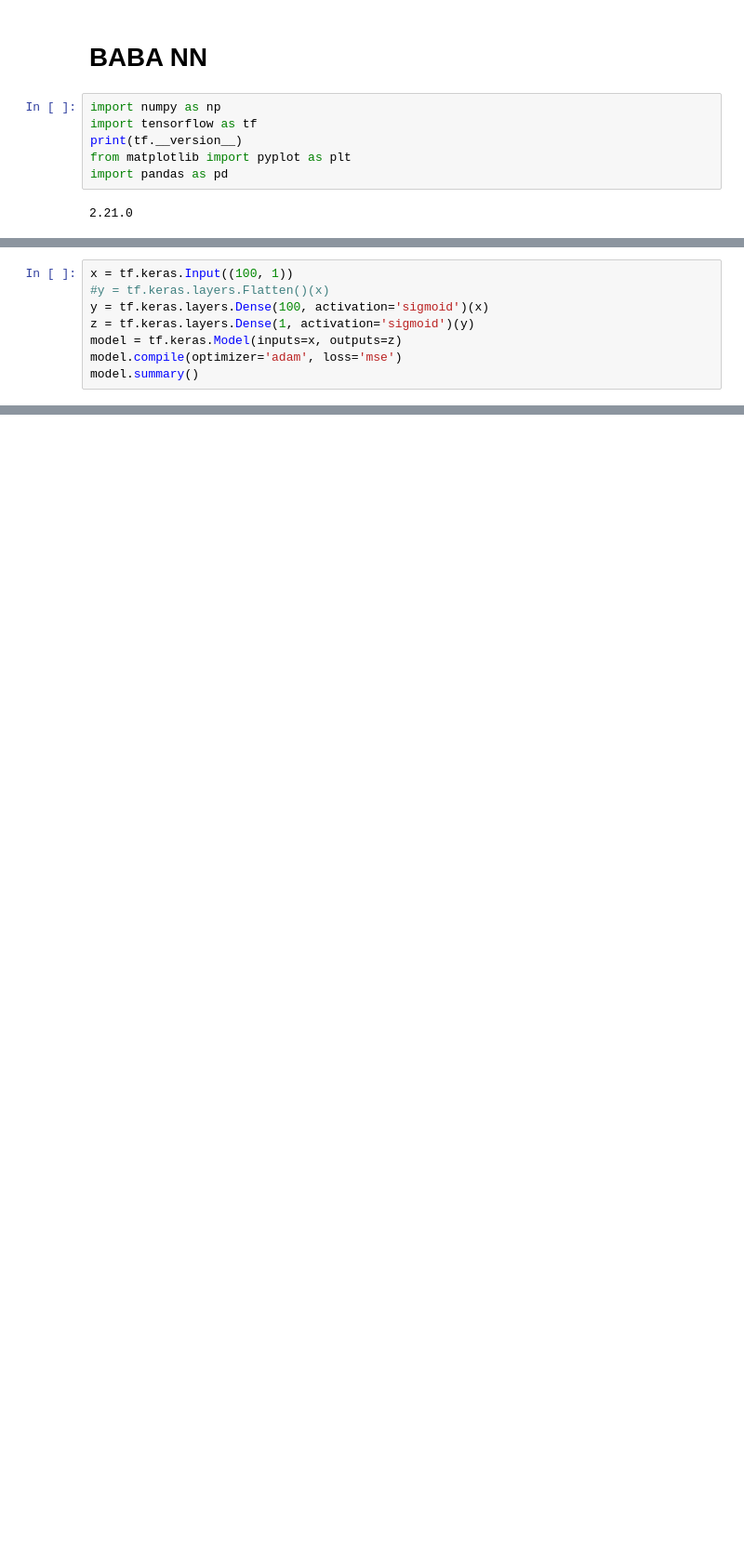
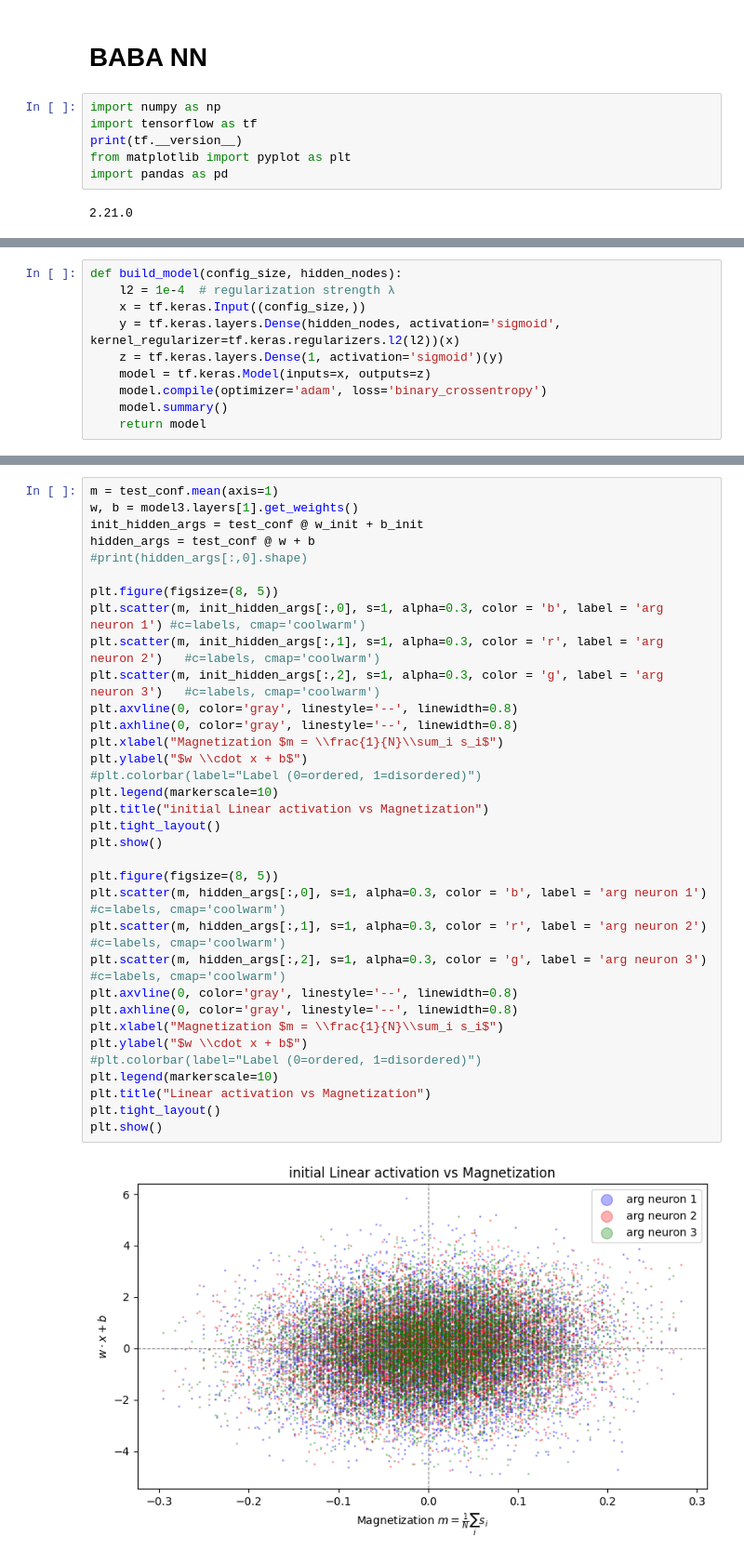
Before and after one commit to Dragulalala/CSP-Project-Ising-CNN, a Jupyter notebook: mario/NN_mario.ipynb, the cells around one changed output, grey strips where cells are left out. Shown at 93% size. Drawn from its saved outputs; the diff is of its cells as text; blank space fills up the shorter version.

Commit message:
made 3 neurons NN and made plots from the paper

```diff
--- a/mario/NN_mario.ipynb
+++ b/mario/NN_mario.ipynb
@@ -107,8 +17,10 @@ InvalidArgumentError: {{function_node __wrapped__IteratorGetNext_output_types_2_
 # %%
-x = tf.keras.Input((100, 1))
-#y = tf.keras.layers.Flatten()(x)
-y = tf.keras.layers.Dense(100, activation='sigmoid')(x)
-z = tf.keras.layers.Dense(1, activation='sigmoid')(y)
-model = tf.keras.Model(inputs=x, outputs=z)
-model.compile(optimizer='adam', loss='mse')
-model.summary()
+def build_model(config_size, hidden_nodes):
+    l2 = 1e-4  # regularization strength λ
+    x = tf.keras.Input((config_size,))
+    y = tf.keras.layers.Dense(hidden_nodes, activation='sigmoid', kernel_regularizer=tf.keras.regularizers.l2(l2))(x)
+    z = tf.keras.layers.Dense(1, activation='sigmoid')(y)
+    model = tf.keras.Model(inputs=x, outputs=z)
+    model.compile(optimizer='adam', loss='binary_crossentropy')
+    model.summary()
+    return model
@@ -162,0 +94,36 @@ Epoch 50/50
+# %%
+m = test_conf.mean(axis=1)
+w, b = model3.layers[1].get_weights()
+init_hidden_args = test_conf @ w_init + b_init
+hidden_args = test_conf @ w + b
+#print(hidden_args[:,0].shape)
+
+plt.figure(figsize=(8, 5))
+plt.scatter(m, init_hidden_args[:,0], s=1, alpha=0.3, color = 'b', label = 'arg neuron 1') #c=labels, cmap='coolwarm')
+plt.scatter(m, init_hidden_args[:,1], s=1, alpha=0.3, color = 'r', label = 'arg neuron 2')   #c=labels, cmap='coolwarm')
+plt.scatter(m, init_hidden_args[:,2], s=1, alpha=0.3, color = 'g', label = 'arg neuron 3')   #c=labels, cmap='coolwarm')
+plt.axvline(0, color='gray', linestyle='--', linewidth=0.8)
+plt.axhline(0, color='gray', linestyle='--', linewidth=0.8)
+plt.xlabel("Magnetization $m = \\frac{1}{N}\\sum_i s_i$")
+plt.ylabel("$w \\cdot x + b$")
+#plt.colorbar(label="Label (0=ordered, 1=disordered)")
+plt.legend(markerscale=10)
+plt.title("initial Linear activation vs Magnetization")
+plt.tight_layout()
+plt.show()
+
+plt.figure(figsize=(8, 5))
+plt.scatter(m, hidden_args[:,0], s=1, alpha=0.3, color = 'b', label = 'arg neuron 1') #c=labels, cmap='coolwarm')
+plt.scatter(m, hidden_args[:,1], s=1, alpha=0.3, color = 'r', label = 'arg neuron 2')   #c=labels, cmap='coolwarm')
+plt.scatter(m, hidden_args[:,2], s=1, alpha=0.3, color = 'g', label = 'arg neuron 3')   #c=labels, cmap='coolwarm')
+plt.axvline(0, color='gray', linestyle='--', linewidth=0.8)
+plt.axhline(0, color='gray', linestyle='--', linewidth=0.8)
+plt.xlabel("Magnetization $m = \\frac{1}{N}\\sum_i s_i$")
+plt.ylabel("$w \\cdot x + b$")
+#plt.colorbar(label="Label (0=ordered, 1=disordered)")
+plt.legend(markerscale=10)
+plt.title("Linear activation vs Magnetization")
+plt.tight_layout()
+plt.show()
+# %% [output]
+[figure, added]
```
Also changed, not shown: parts of 18 cells of this notebook, 1 other file.
